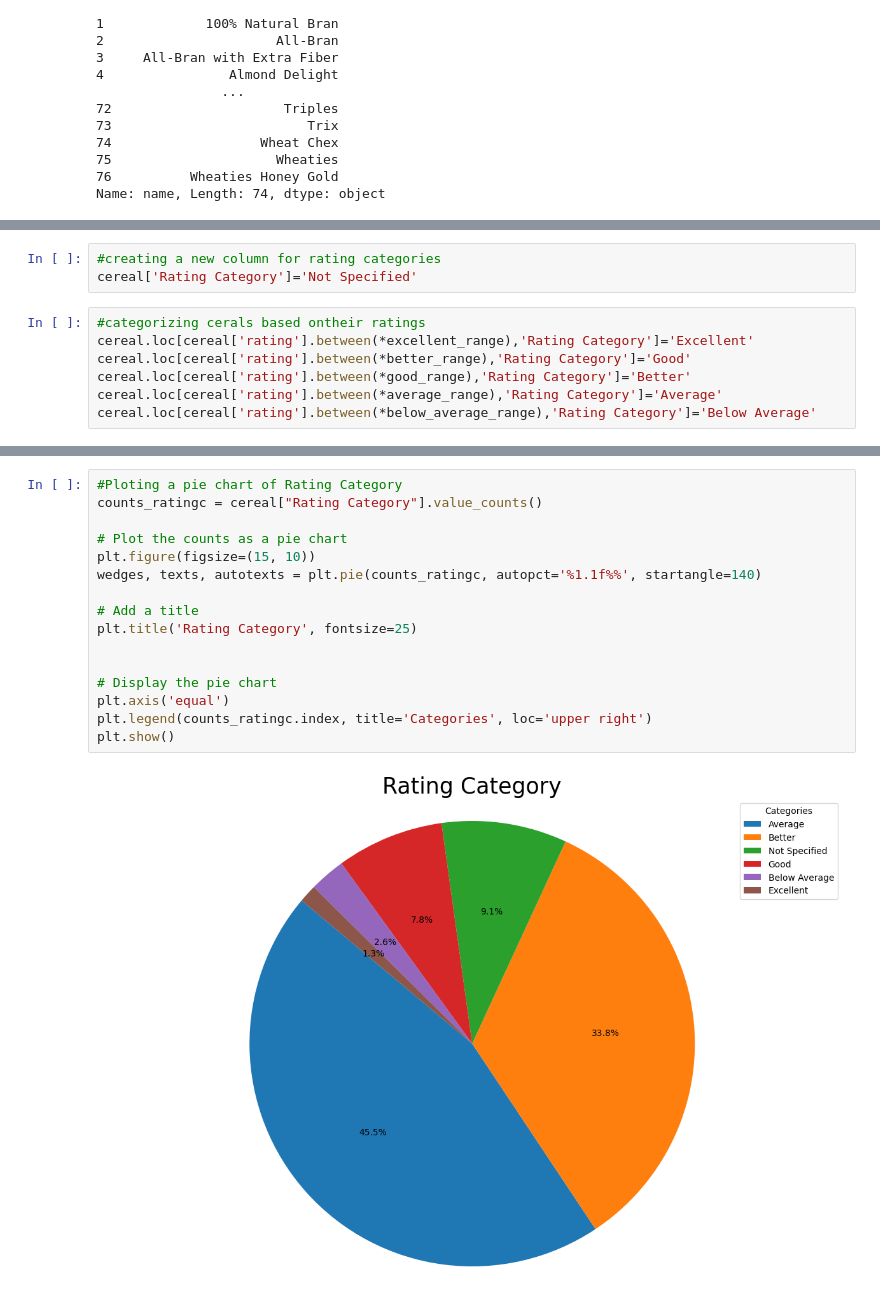
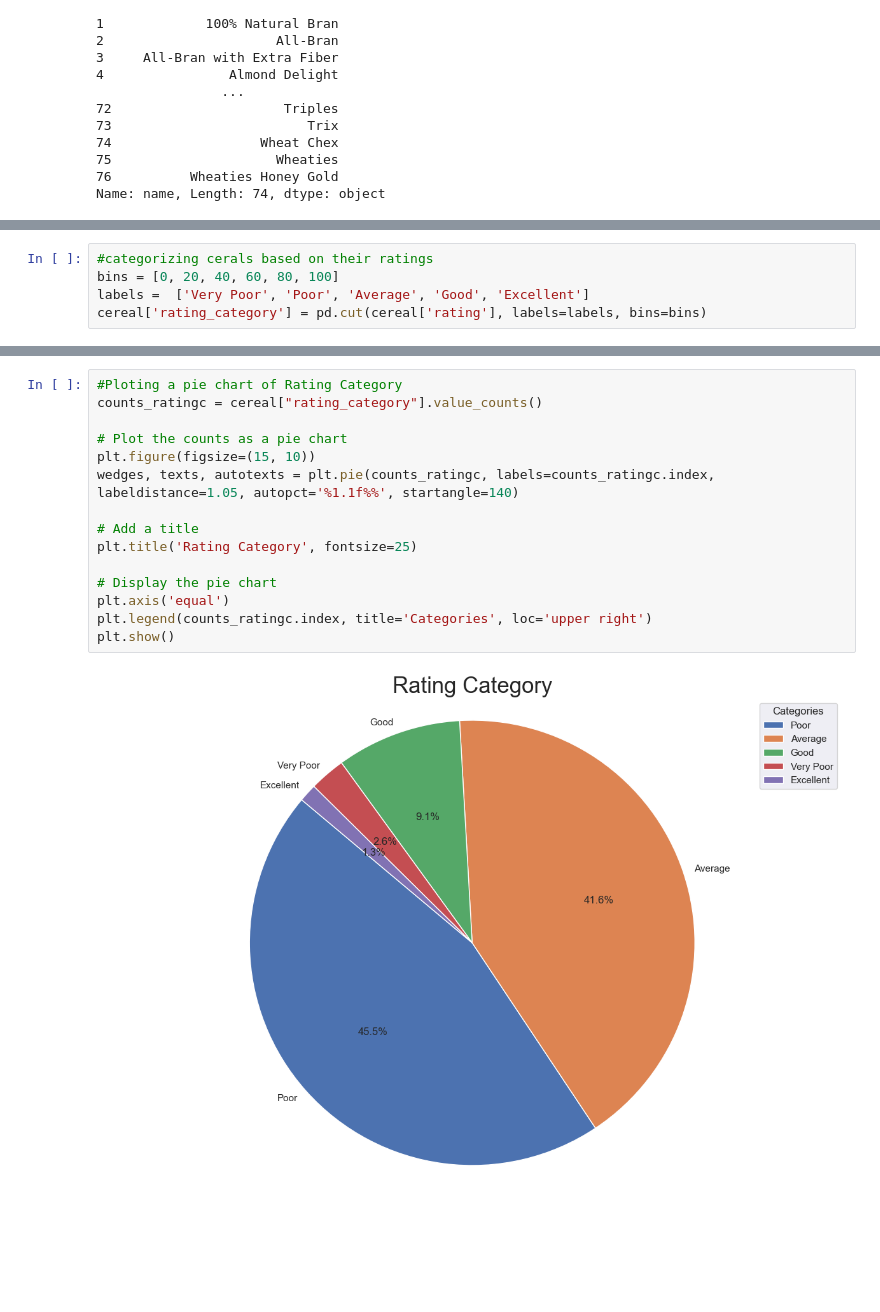
Before and after one commit to Awanieva/Team-InsightHub, a Jupyter notebook: Cereal_Analysis.ipynb, the cells around one changed output, grey strips where cells are left out. Cells and saved outputs as stored; diff of their text form; blank space fills up the shorter version.

```diff
--- a/Cereal_Analysis.ipynb
+++ b/Cereal_Analysis.ipynb
@@ -534,10 +530,5 @@ below_average_range=(0,20)
-# %%
-#creating a new column for rating categories
-cereal['Rating Category']='Not Specified'
-# %%
-#categorizing cerals based ontheir ratings
-cereal.loc[cereal['rating'].between(*excellent_range),'Rating Category']='Excellent'
-cereal.loc[cereal['rating'].between(*better_range),'Rating Category']='Good'
-cereal.loc[cereal['rating'].between(*good_range),'Rating Category']='Better'
-cereal.loc[cereal['rating'].between(*average_range),'Rating Category']='Average'
-cereal.loc[cereal['rating'].between(*below_average_range),'Rating Category']='Below Average'
+# %%
+#categorizing cerals based on their ratings
+bins = [0, 20, 40, 60, 80, 100]
+labels =  ['Very Poor', 'Poor', 'Average', 'Good', 'Excellent']
+cereal['rating_category'] = pd.cut(cereal['rating'], labels=labels, bins=bins)
@@ -584,19 +584,18 @@ Below Average  Cereals:
 12  Cinnamon Toast Crunch  19.823573
 # %%
 #Ploting a pie chart of Rating Category
-counts_ratingc = cereal["Rating Category"].value_counts()
+counts_ratingc = cereal["rating_category"].value_counts()
 
 # Plot the counts as a pie chart
 plt.figure(figsize=(15, 10))
-wedges, texts, autotexts = plt.pie(counts_ratingc, autopct='%1.1f%%', startangle=140)
+wedges, texts, autotexts = plt.pie(counts_ratingc, labels=counts_ratingc.index, labeldistance=1.05, autopct='%1.1f%%', startangle=140)
 
 # Add a title
 plt.title('Rating Category', fontsize=25)
-
 
 # Display the pie chart
 plt.axis('equal')
 plt.legend(counts_ratingc.index, title='Categories', loc='upper right')
 plt.show()
 # %% [output]
-[figure, old version]
+[figure, new version]
```
Also changed, not shown: parts of 23 cells of this notebook, 1 other file.
